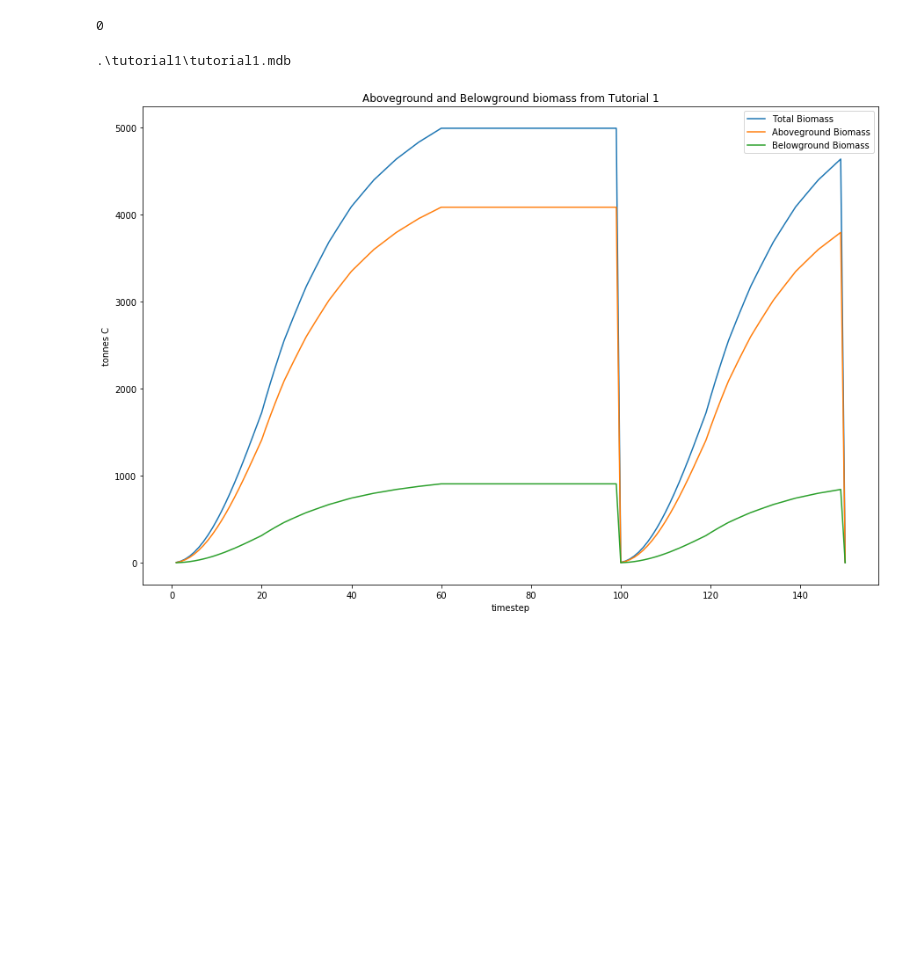
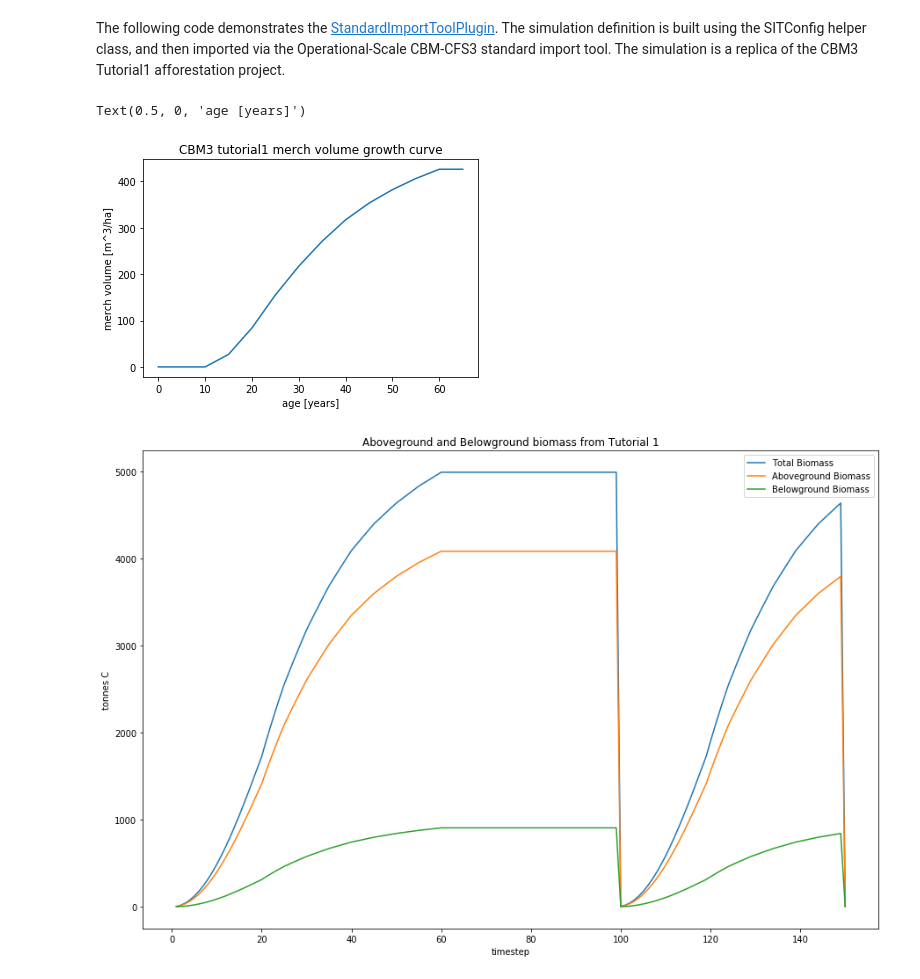
Before and after one commit to cat-cfs/cbm3_scripting_examples, a Jupyter notebook: Tutorial1.ipynb, the cells around one changed output. Drawn from its saved outputs; the diff is of its cells as text; code cells hidden in the pictures; blank space fills up the shorter version.

Commit message:
update notebooks to use sit_helper

```diff
--- a/Tutorial1.ipynb
+++ b/Tutorial1.ipynb
@@ -17 +13,3 @@ def configobj(**kwargs):
+# %% [markdown]
+The following code demonstrates the [StandardImportToolPlugin](https://github.com/cat-cfs/StandardImportToolPlugin).  The simulation definition is built using the SITConfig helper class, and then imported via the Operational-Scale CBM-CFS3 standard import tool.  The simulation is a replica of the CBM3 Tutorial1 afforestation project.
 # %%
@@ -84,17 +72,12 @@ config = {
-# %%
-config_save_path = "config.json"
-with open(config_save_path, 'w') as configfile:
-    configfile.write(json.dumps(config, indent=4))
-
-subprocess.check_call([
-        standard_import_tool_plugin_path,
-        '-c', config_save_path])
-# %% [output]
-0
-# %%
-print(project_path)
-# %% [output]
-.\tutorial1\tutorial1.mdb
+# %%
+#plot the merch volume
+plt.plot(range(0,len(growth_curve_data)*5,5), growth_curve_data)
+plt.title("CBM3 tutorial1 merch volume growth curve")
+plt.ylabel("merch volume [m^3/ha]")
+plt.xlabel("age [years]")
+# %% [output]
+Text(0.5, 0, 'age [years]')
+[figure, added]
 # %%
 toolbox_path = r'C:\Program Files (x86)\Operational-Scale CBM-CFS3'
 results_db_path = cbm3_python.simulation.projectsimulator.run(
```
Also changed, not shown: parts of 3 cells of this notebook, 1 other file.
